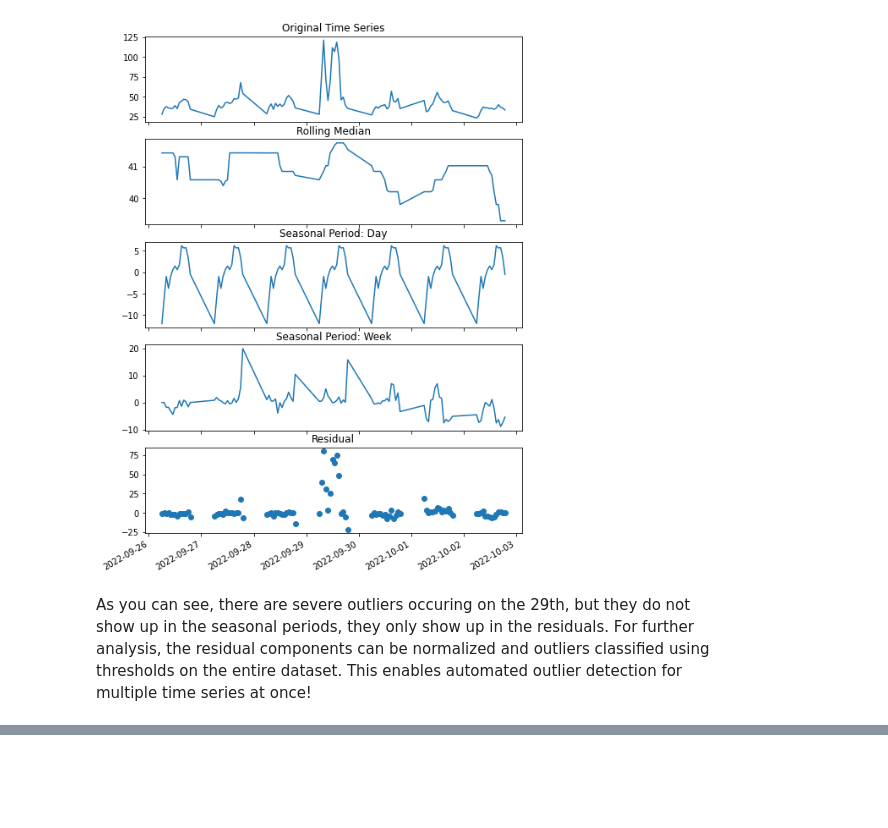
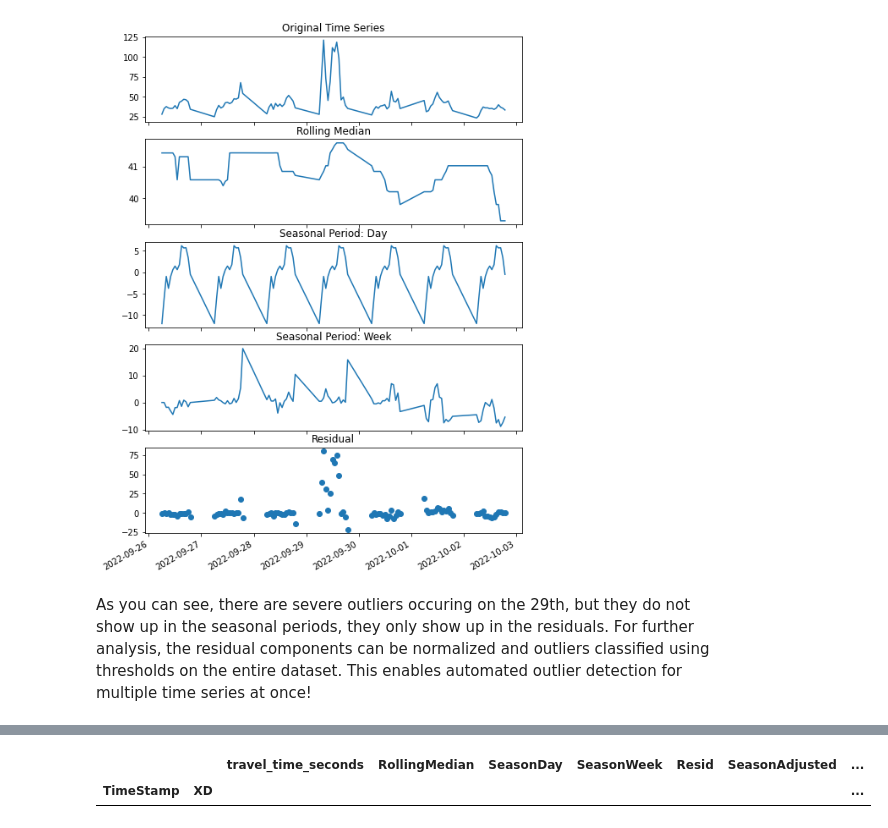
Before and after one commit to ShawnStrasser/TimeSeriesAnalysis, a Jupyter notebook: Example.ipynb, the cells around one changed output, grey strips where cells are left out. Drawn from its saved outputs; the diff is of its cells as text; code cells hidden in the pictures; blank space fills up the shorter version.

```diff
--- a/Example.ipynb
+++ b/Example.ipynb
@@ -58,0 +87,8 @@ As you can see, there are severe outliers occuring on the 29th, but they do not
+# %%
+groups = pd.read_csv('sample_data_groups.csv', index_col='XD')
+grouped_data = decomp.join(groups)
+result = Anomaly(grouped_data, DateTime_Name='TimeStamp', ID_Name='XD', Value_Name='Resid', z_score=3.0, Group_Name='District').find_anomalies()
+result[result['Anomaly']]
+# %% [output]
+|  |  | travel_time_seconds | RollingMedian | SeasonDay | SeasonWeek | Resid | SeasonAdjusted | ... |
+| TimeStamp | XD |  |  |  |  |  |  | ... |
```
Also changed, not shown: parts of 8 cells of this notebook, 1 other file.
